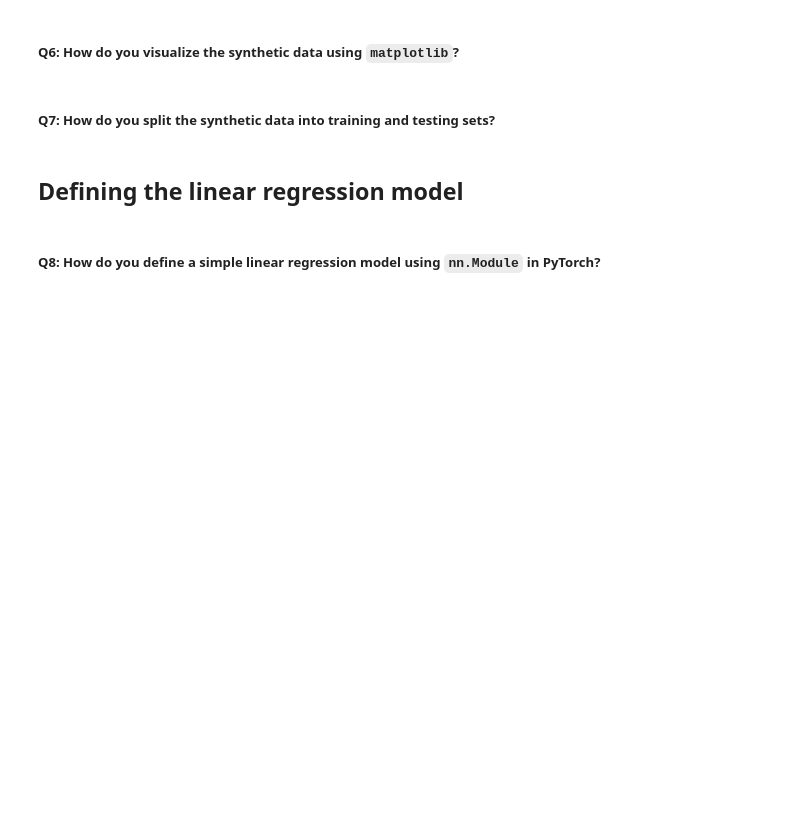
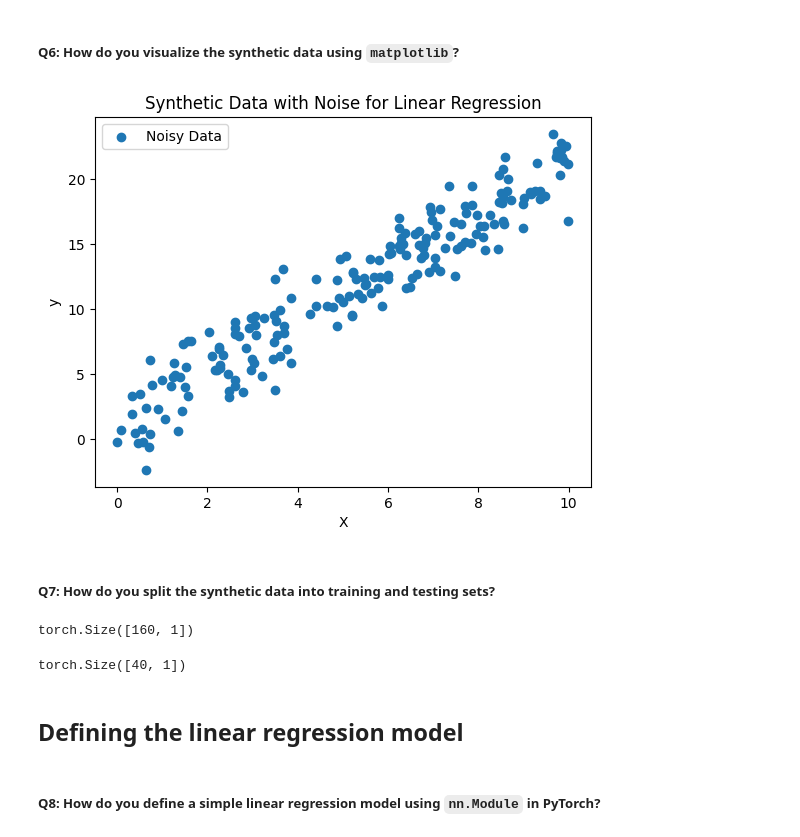
Before and after one commit to fellmir/pyTorchBasis, a Jupyter notebook: 00-basic-examples/example1/01-notebooks/02_linear_regression.ipynb, the cells around one changed output. Saved outputs shown, nothing was run; the diff lists cells and outputs as text; code cells hidden in the pictures; blank space fills up the shorter version.

```diff
--- a/00-basic-examples/example1/01-notebooks/02_linear_regression.ipynb
+++ b/00-basic-examples/example1/01-notebooks/02_linear_regression.ipynb
@@ -206,4 +270,14 @@ This equation is known as the **normal equation** and provides the least-squares
 # %% [markdown]
 ##### **Q6: How do you visualize the synthetic data using `matplotlib`?**
+# %%
+# Again, same as above:
+plt.scatter(X, y, label='Noisy Data')
+plt.xlabel('X')
+plt.ylabel('y')
+plt.title('Synthetic Data with Noise for Linear Regression')
+plt.legend()
+plt.show()
+# %% [output]
+[figure, added]
 # %% [markdown]
 ##### **Q7: How do you split the synthetic data into training and testing sets?**
@@ -210,3 +295,11 @@ This equation is known as the **normal equation** and provides the least-squares
+# %%
+X_train_tensor.shape
+# %% [output]
+torch.Size([160, 1])
+# %%
+X_test_tensor.shape
+# %% [output]
+torch.Size([40, 1])
 # %% [markdown]
 ## Defining the linear regression model
 # %% [markdown]
```
Also changed, not shown: parts of 74 cells of this notebook.
